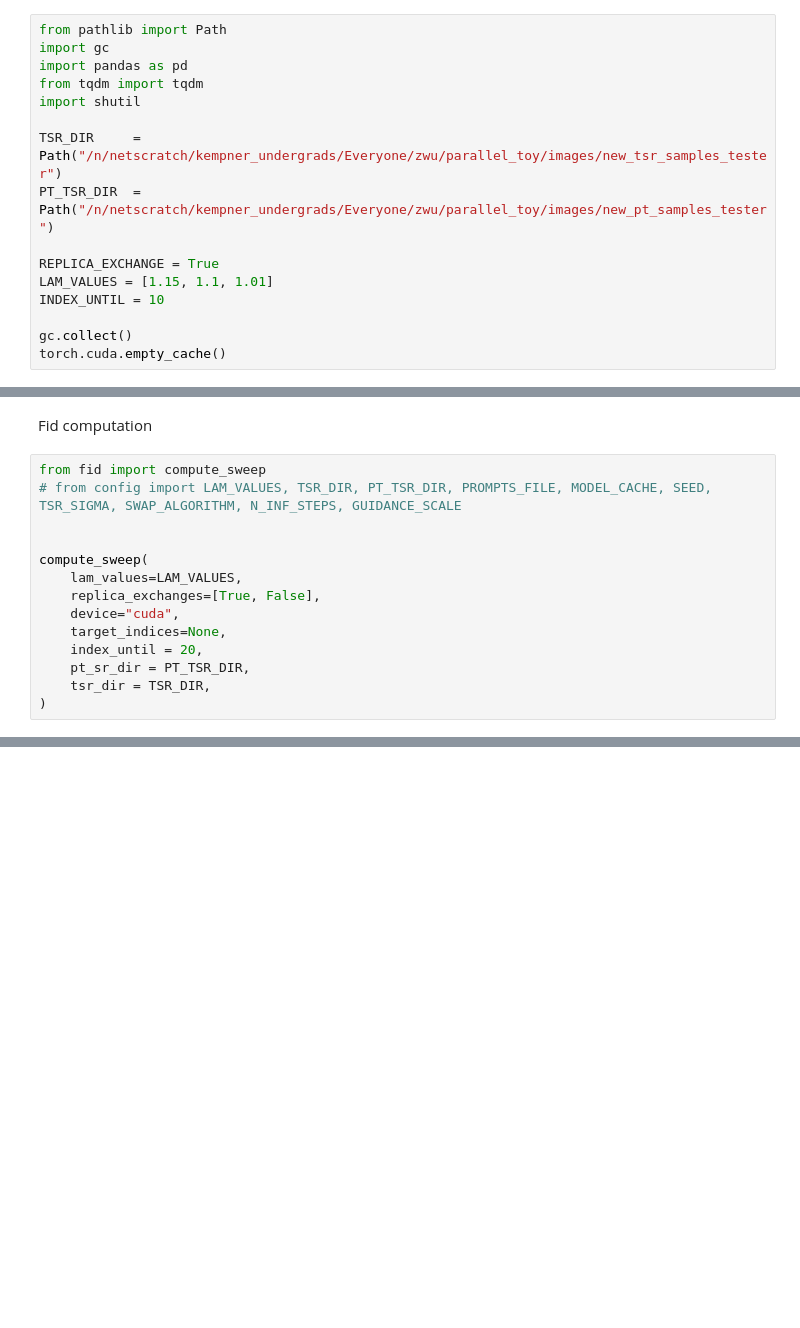
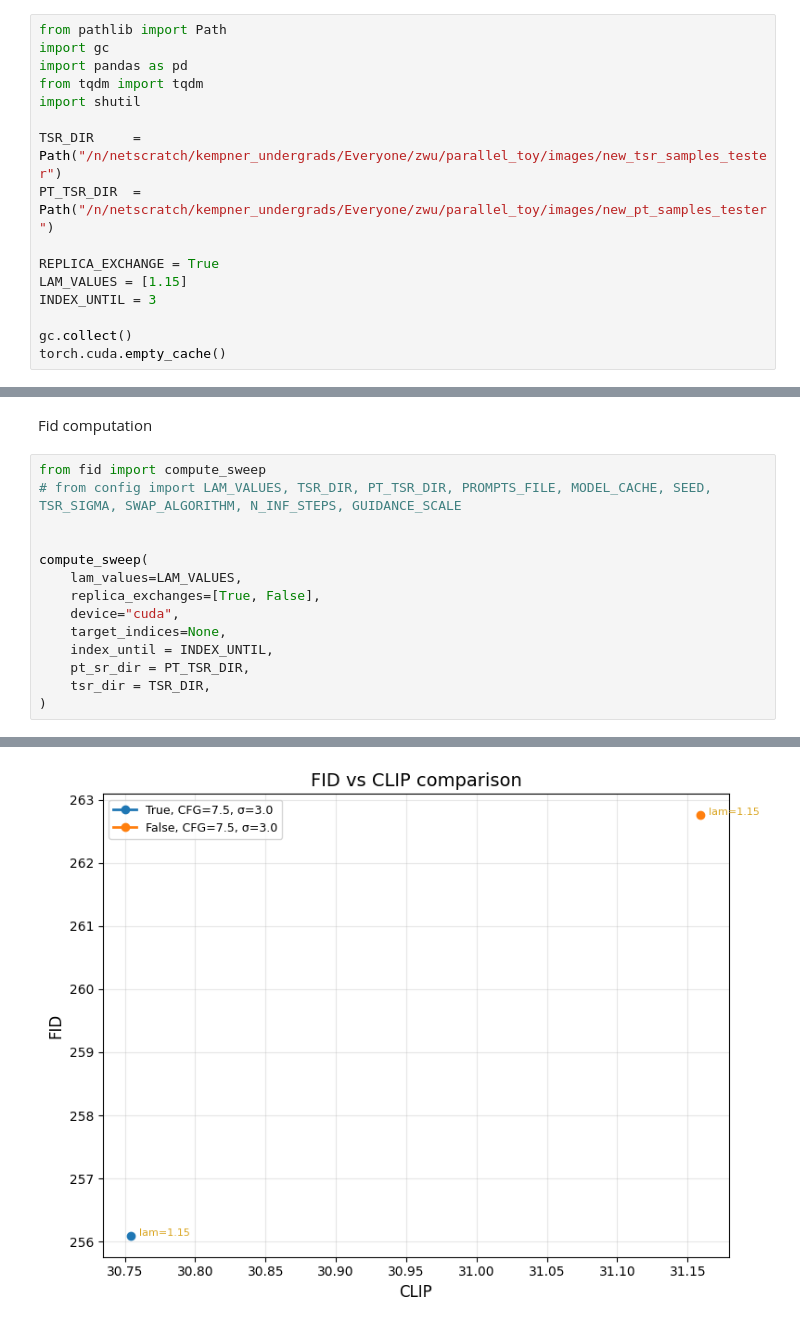
Before and after one commit to oatmeallover/parallel_tempering, a Jupyter notebook: batch_py/generate_samples.ipynb, the cells around one changed output, grey strips where cells are left out. Drawn from its saved outputs; the diff is of its cells as text; blank space fills up the shorter version.

```diff
--- a/batch_py/generate_samples.ipynb
+++ b/batch_py/generate_samples.ipynb
@@ -26,8 +26,8 @@ TSR_DIR     = Path("/n/netscratch/kempner_undergrads/Everyone/zwu/parallel_toy/i
 PT_TSR_DIR  = Path("/n/netscratch/kempner_undergrads/Everyone/zwu/parallel_toy/images/new_pt_samples_tester")
 
 REPLICA_EXCHANGE = True
-LAM_VALUES = [1.15, 1.1, 1.01]
-INDEX_UNTIL = 10
+LAM_VALUES = [1.15]
+INDEX_UNTIL = 3
 
 gc.collect()
 torch.cuda.empty_cache()
@@ -97,7 +151,8 @@ compute_sweep(
 	replica_exchanges=[True, False],
 	device="cuda",
 	target_indices=None,
-	index_until = 20,
+	index_until = INDEX_UNTIL,
 	pt_sr_dir = PT_TSR_DIR,
 	tsr_dir = TSR_DIR,
 )
+# %% [output]
@@ -103,0 +167 @@ compute_sweep(
+[figure, added]
```
Also changed, not shown: parts of 2 cells of this notebook, 4 other files.
